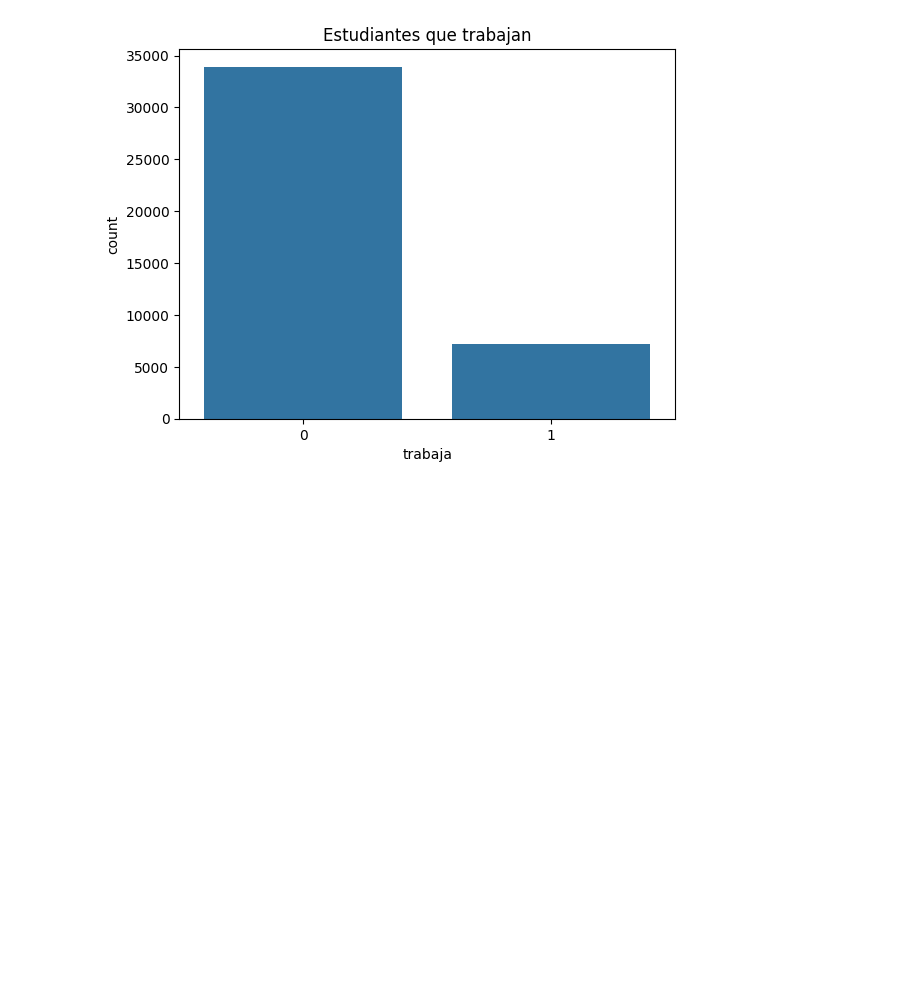
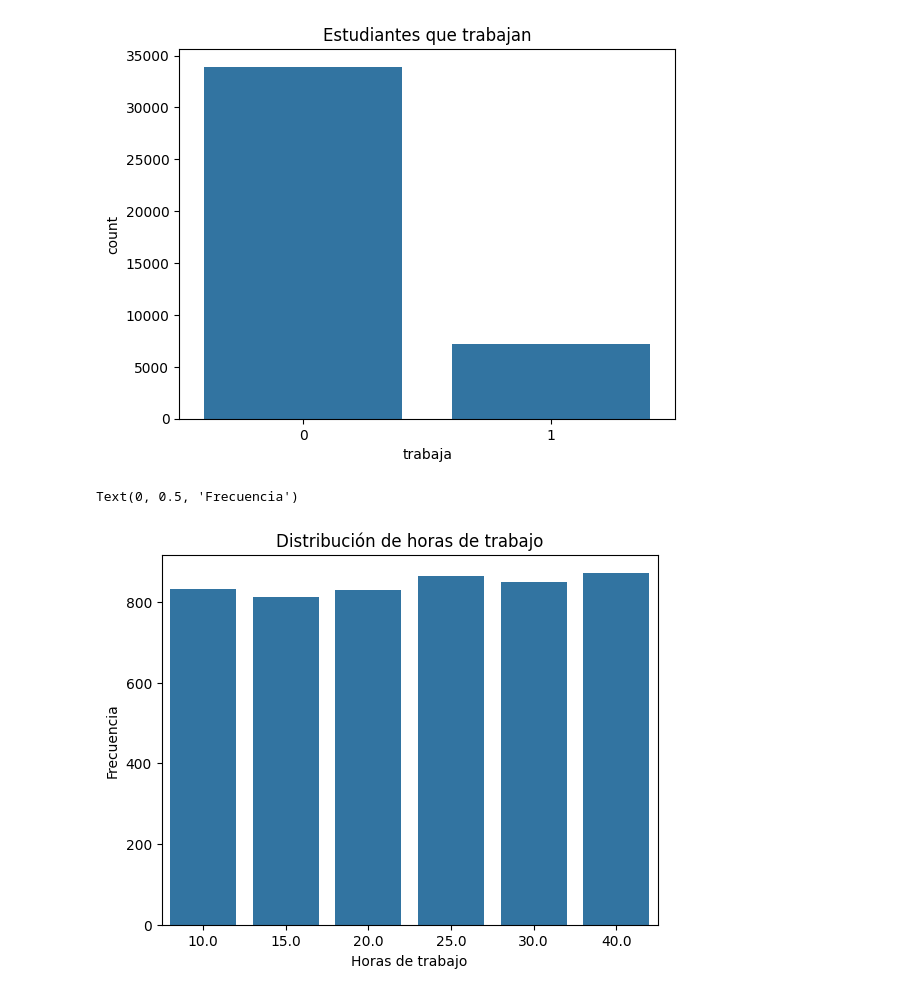
Before and after one commit to GuillermoMorcillo/Practica1Mineria, a Jupyter notebook: Práctica 1 - Análisis, procesamiento y validación .ipynb, the cells around one changed output. Drawn from its saved outputs; the diff is of its cells as text; code cells hidden in the pictures; blank space fills up the shorter version.

```diff
--- a/Práctica 1 - Análisis, procesamiento y validación .ipynb
+++ b/Práctica 1 - Análisis, procesamiento y validación .ipynb
@@ -444,3 +442,14 @@ plt.title("Estudiantes que trabajan")
 # %% [output]
 Text(0.5, 1.0, 'Estudiantes que trabajan')
 [figure]
+# %%
+df_horas_trabajo = df_train["horas_trabajo"]
+df_horas_trabajo = df_horas_trabajo.value_counts()
+
+sns.barplot(df_horas_trabajo)
+plt.title("Distribución de horas de trabajo")
+plt.xlabel("Horas de trabajo")
+plt.ylabel("Frecuencia")
+# %% [output]
+Text(0, 0.5, 'Frecuencia')
+[figure, added]
```
Also changed, not shown: parts of 41 cells of this notebook.
